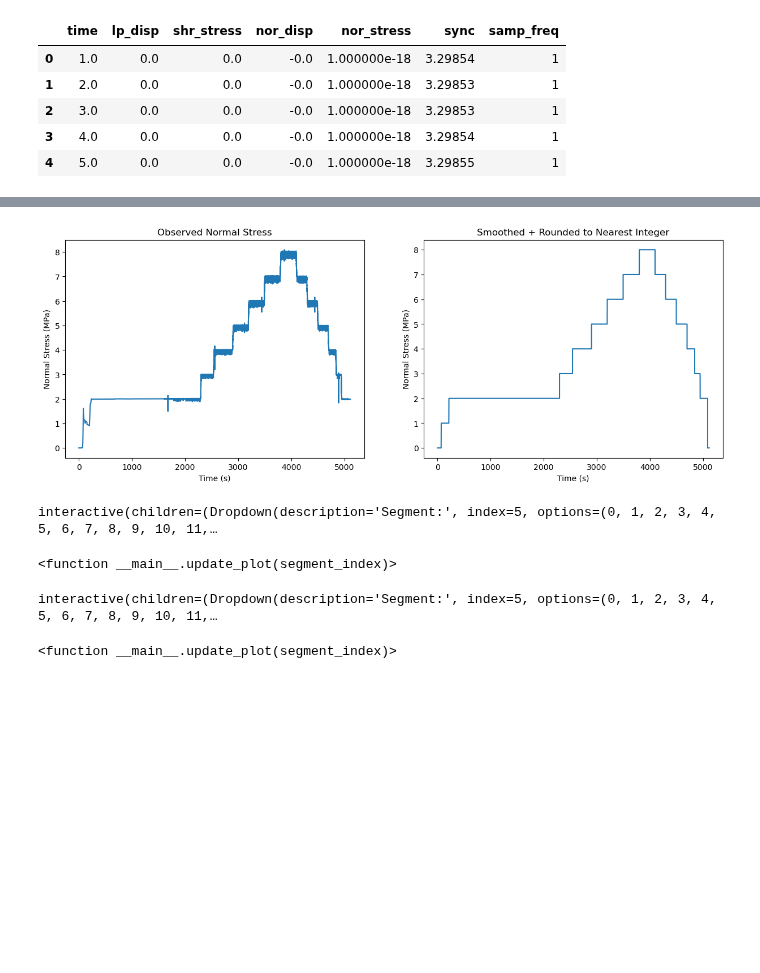
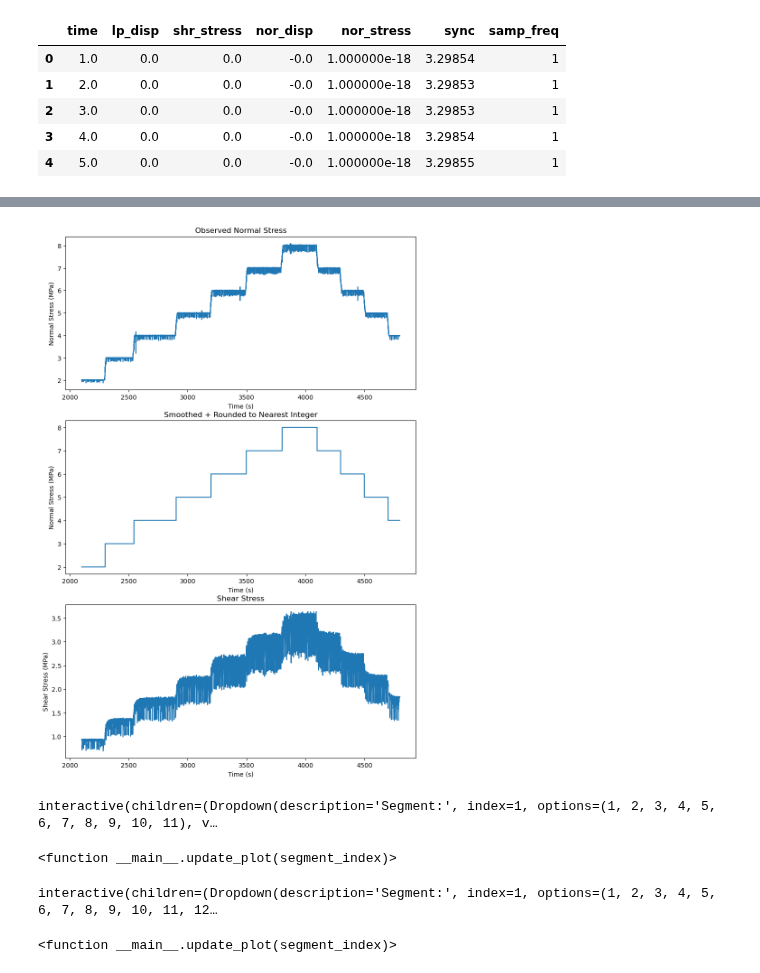
Before and after one commit to ai4er-cdt/earthquake-predictability, a Jupyter notebook: notebooks/TRR26 002 - Data Exploration - p4581.ipynb, the cells around one changed output, grey strips where cells are left out. Cells and saved outputs as stored; diff of their text form; code cells hidden in the pictures; blank space fills up the shorter version.

Commit message:
Further analysis on p4581, irrelevant data trimmed

```diff
--- a/notebooks/TRR26 002 - Data Exploration - p4581.ipynb
+++ b/notebooks/TRR26 002 - Data Exploration - p4581.ipynb
@@ -57,0 +90,6 @@ df.head()
+# %%
+# Trims the data frame, removing irrelevant data
+
+df = df[(df["time"] >= 2100) & (df["time"] < 4800)]
+df.reset_index(drop=True, inplace=True)
+df.head()
@@ -58,29 +103,41 @@ df.head()
 # %%
+# Smooths the normal stress time series then rounds to the nearest integer
+# to get estimate for "target" normal stress
+
 window_size = 100
 df["smoothed_nor_stress"] = (
     df["nor_stress"].rolling(window_size, center=True).mean()
 )
 df["target_nor_stress"] = (
     df["smoothed_nor_stress"].fillna(0).round().astype(int)
 )
 
-fig, axes = plt.subplots(1, 2, figsize=(15, 5))
+# Trims data
+df = df[df["target_nor_stress"] != 0]
+
+fig, axes = plt.subplots(3, 1, figsize=(10, 15))
 
 # Plot 1
 axes[0].plot(df["time"], df["nor_stress"])
 axes[0].set_xlabel("Time (s)")
 axes[0].set_ylabel("Normal Stress (MPa)")
 axes[0].set_title("Observed Normal Stress")
 
 # Plot 2
 axes[1].plot(df["time"], df["target_nor_stress"])
 axes[1].set_xlabel("Time (s)")
 axes[1].set_ylabel("Normal Stress (MPa)")
 axes[1].set_title("Smoothed + Rounded to Nearest Integer")
 
+# Plot 3
+axes[2].plot(df["time"], df["shr_stress"])
+axes[2].set_xlabel("Time (s)")
+axes[2].set_ylabel("Shear Stress (MPa)")
+axes[2].set_title("Shear Stress")
+
 plt.show()
 # %% [output]
-[figure, old version]
+[figure, new version]
 # %%
 # Find the indices where target_nor_stress changes
 segment_indices = np.where(df["target_nor_stress"].diff() != 0)[0]
@@ -90,9 +147,9 @@ segments = np.split(df, segment_indices)
 # %%
 # Create a dropdown widget with segment indices as options
 segment_dropdown = widgets.Dropdown(
-    options=list(range(len(segments))),
+    options=list(range(1, len(segments))),
     description="Segment:",
-    value=5,
+    value=1,
 )
 
 
@@ -128,7 +185,7 @@ def update_plot(segment_index):
 # Display the dropdown widget and plot
 widgets.interact(update_plot, segment_index=segment_dropdown)
 # %% [output]
-interactive(children=(Dropdown(description='Segment:', index=5, options=(0, 1, 2, 3, 4, 5, 6, 7, 8, 9, 10, 11,…
+interactive(children=(Dropdown(description='Segment:', index=1, options=(1, 2, 3, 4, 5, 6, 7, 8, 9, 10, 11), v…
 <function __main__.update_plot(segment_index)>
 # %%
 def detrend_first_order_poly(x, y):
@@ -137,9 +194,9 @@ def detrend_first_order_poly(x, y):
     return y_det
 # %%
 segment_dropdown = widgets.Dropdown(
-    options=list(range(len(segments))),
+    options=list(range(1, len(segments) + 1)),
     description="Segment:",
-    value=5,
+    value=1,
 )
 
 
@@ -158,5 +215,5 @@ def update_plot(segment_index):
 
 widgets.interact(update_plot, segment_index=segment_dropdown)
 # %% [output]
-interactive(children=(Dropdown(description='Segment:', index=5, options=(0, 1, 2, 3, 4, 5, 6, 7, 8, 9, 10, 11,…
+interactive(children=(Dropdown(description='Segment:', index=1, options=(1, 2, 3, 4, 5, 6, 7, 8, 9, 10, 11, 12…
 <function __main__.update_plot(segment_index)>
```
Also changed, not shown: parts of 5 cells of this notebook, 1 other file.
